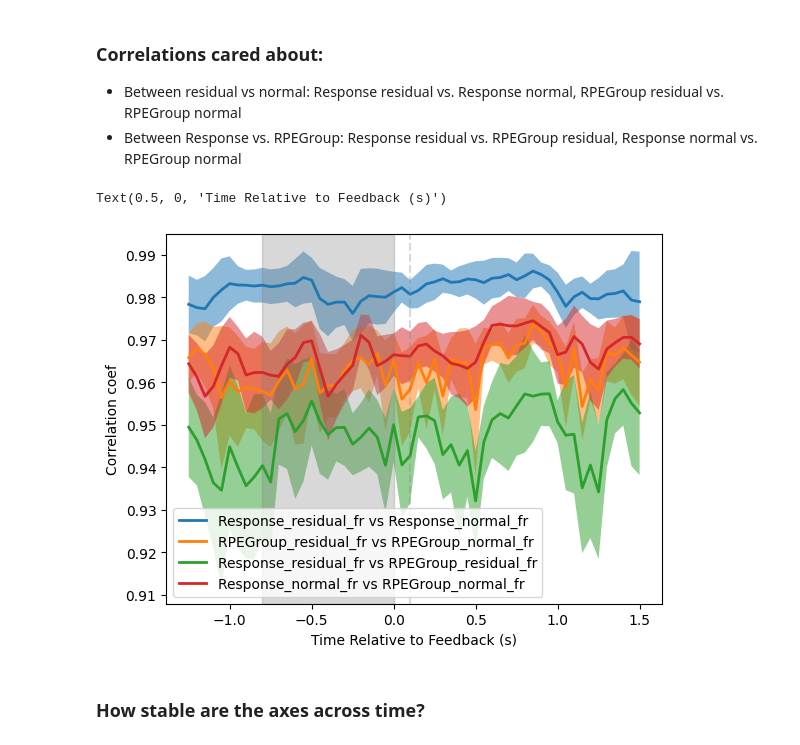
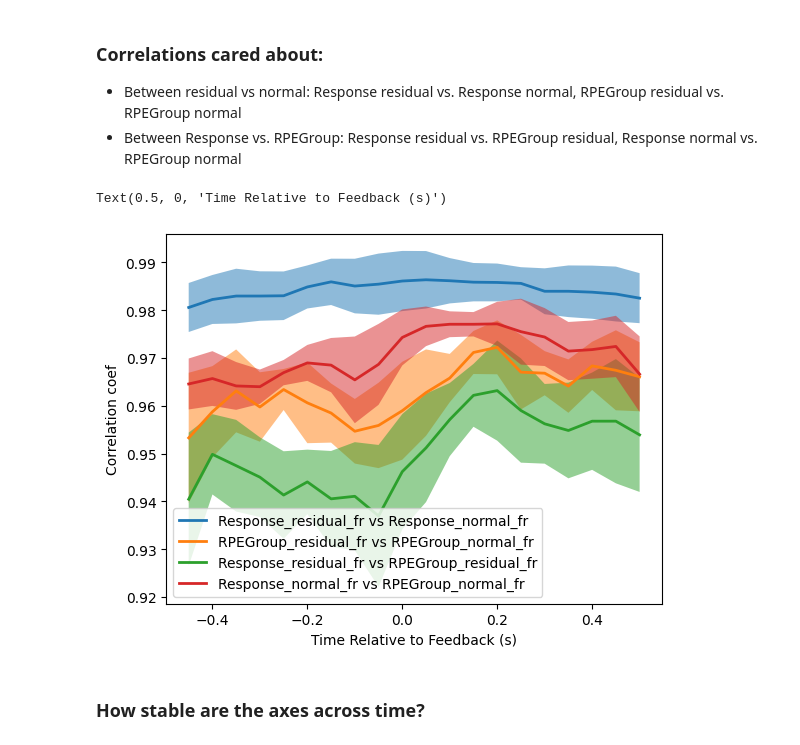
Before and after one commit to pqz317/wcst_decode, a Jupyter notebook: notebooks/20240412_encoding_value_axes.ipynb, the cells around one changed output. Cells and saved outputs as stored; diff of their text form; code cells hidden in the pictures.

```diff
--- a/notebooks/20240412_encoding_value_axes.ipynb
+++ b/notebooks/20240412_encoding_value_axes.ipynb
@@ -27,7 +27,7 @@ sessions = pd.read_pickle(SESSIONS_PATH)
 ### Combine all GLM results in one
 # %%
 def get_glm_res(session, feedback_type, residual_str):
-    res = pd.read_pickle(os.path.join(OUTPUT_DIR, f"{session}_glm_{feedback_type}_{residual_str}_{MODE}_{INTERVAL_SIZE}_{MODEL}_values.pickle"))
+    res = pd.read_pickle(os.path.join(OUTPUT_DIR, f"{session}_glm_{feedback_type}_{residual_str}_{EVENT}_{MODE}_{INTERVAL_SIZE}_{MODEL}_values.pickle"))
     res["TimeIdxs"] = (res["TimeBins"] * 20).astype(int)
     res["session"] = session
     res["PseudoUnitID"] = int(session) * 100 + res.UnitID
@@ -56,7 +56,7 @@ pairs = [
 ]
 
 # each res is np arr [num_time_bins, num_feats]
-num_time_bins = 56
+num_time_bins = 20
 num_feats = 12
 pair_res = {}
 for (cond_a, cond_b) in pairs:
@@ -74,22 +74,22 @@ for (cond_a, cond_b) in pairs:
 # %%
 fig, ax = plt.subplots()
 for pair in pairs:
     cors = pair_res[pair]
     visualization_utils.visualize_accuracy_across_time_bins(
         cors,
         PRE_INTERVAL / 1000, POST_INTERVAL / 1000, INTERVAL_SIZE / 1000,  # by default these are in seconds
         ax,
         label=f"{pair[0]} vs {pair[1]}",
         right_align=True
     )
 ax.legend()
 ax.set_ylabel("Correlation coef")
-ax.axvspan(-0.8, 0, alpha=0.3, color='gray')
-ax.axvline(0.098, alpha=0.3, color='gray', linestyle='dashed')
+# ax.axvspan(-0.8, 0, alpha=0.3, color='gray')
+# ax.axvline(0.098, alpha=0.3, color='gray', linestyle='dashed')
 ax.set_xlabel("Time Relative to Feedback (s)")
 # %% [output]
 Text(0.5, 0, 'Time Relative to Feedback (s)')
-[figure, old version]
+[figure, new version]
 # %% [markdown]
 ### How stable are the axes across time?
 # %%
```
Also changed, not shown: parts of 1 cell of this notebook, 8 other files.
